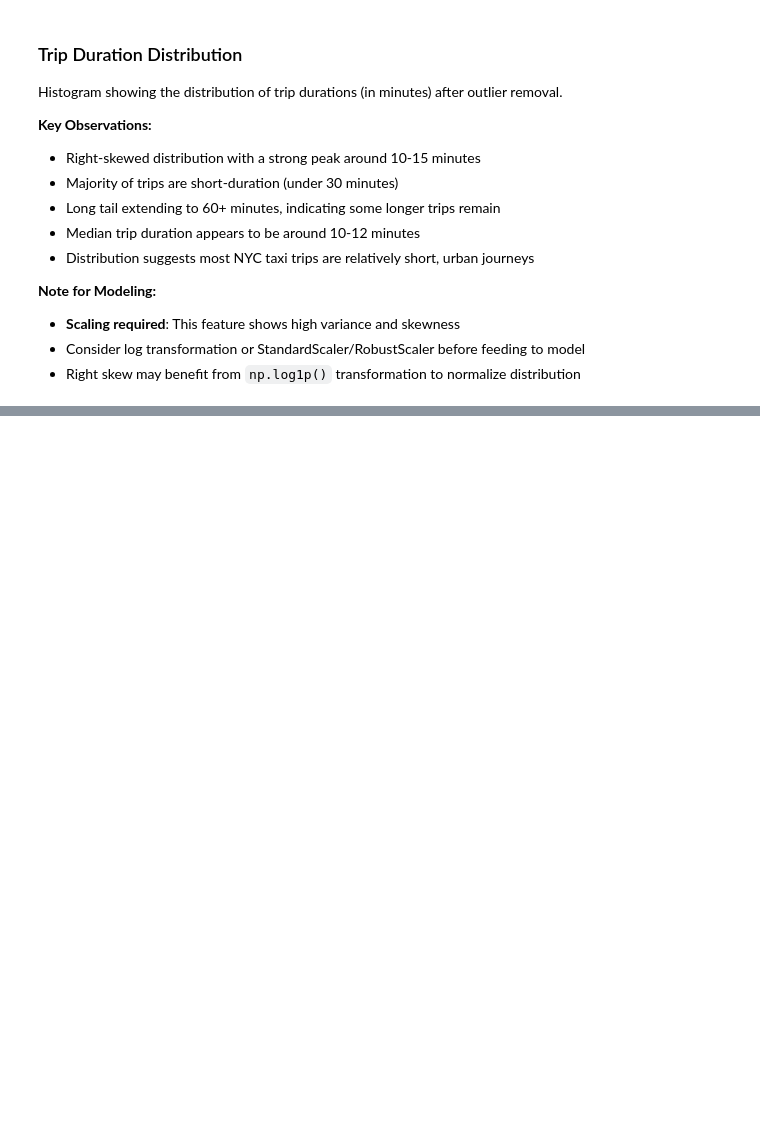
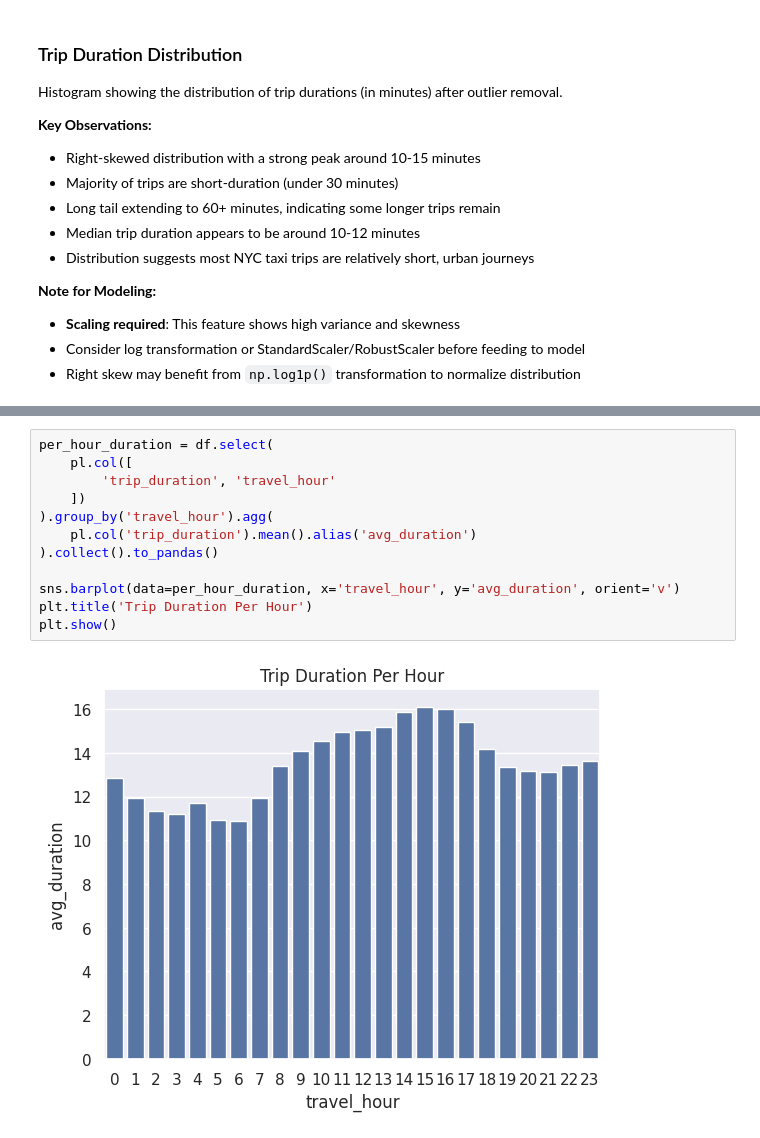
Before and after one commit to alavi-sam/NYC-Taxi, a Jupyter notebook: scripts/EDA.ipynb, the cells around one changed output, grey strips where cells are left out. Saved outputs shown, nothing was run; the diff lists cells and outputs as text; blank space fills up the shorter version.

```diff
--- a/scripts/EDA.ipynb
+++ b/scripts/EDA.ipynb
@@ -682,3 +695,17 @@ plt.show()
+# %%
+per_hour_duration = df.select(
+    pl.col([
+        'trip_duration', 'travel_hour'
+    ])
+).group_by('travel_hour').agg(
+    pl.col('trip_duration').mean().alias('avg_duration')
+).collect().to_pandas()
+
+sns.barplot(data=per_hour_duration, x='travel_hour', y='avg_duration', orient='v')
+plt.title('Trip Duration Per Hour')
+plt.show()
+# %% [output]
+[figure, added]
 # %% [markdown]
 <!-- High-Value Engineered Features
 1. Distance-Based Features
```
Also changed, not shown: parts of 9 cells of this notebook, 4 other files.
